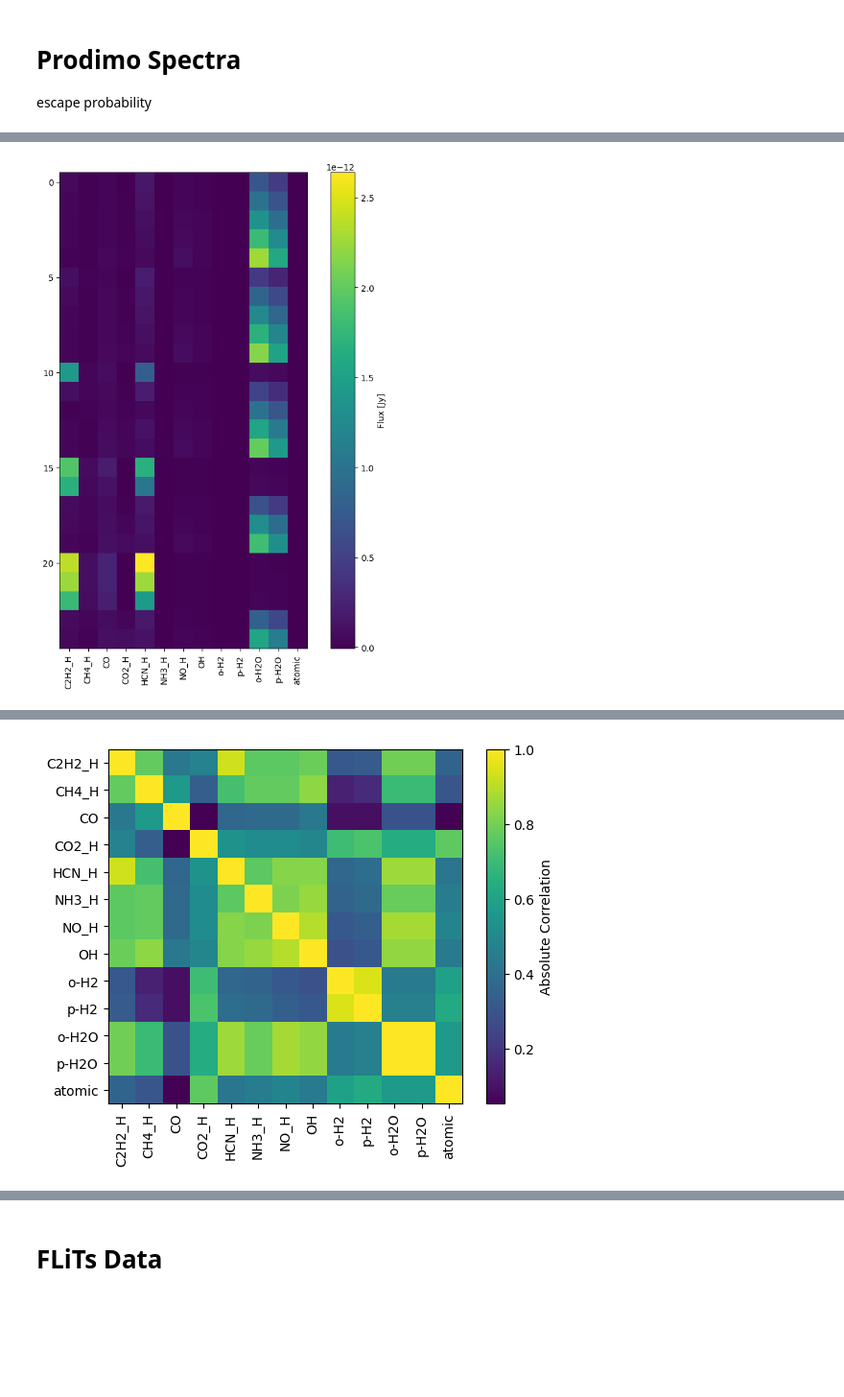
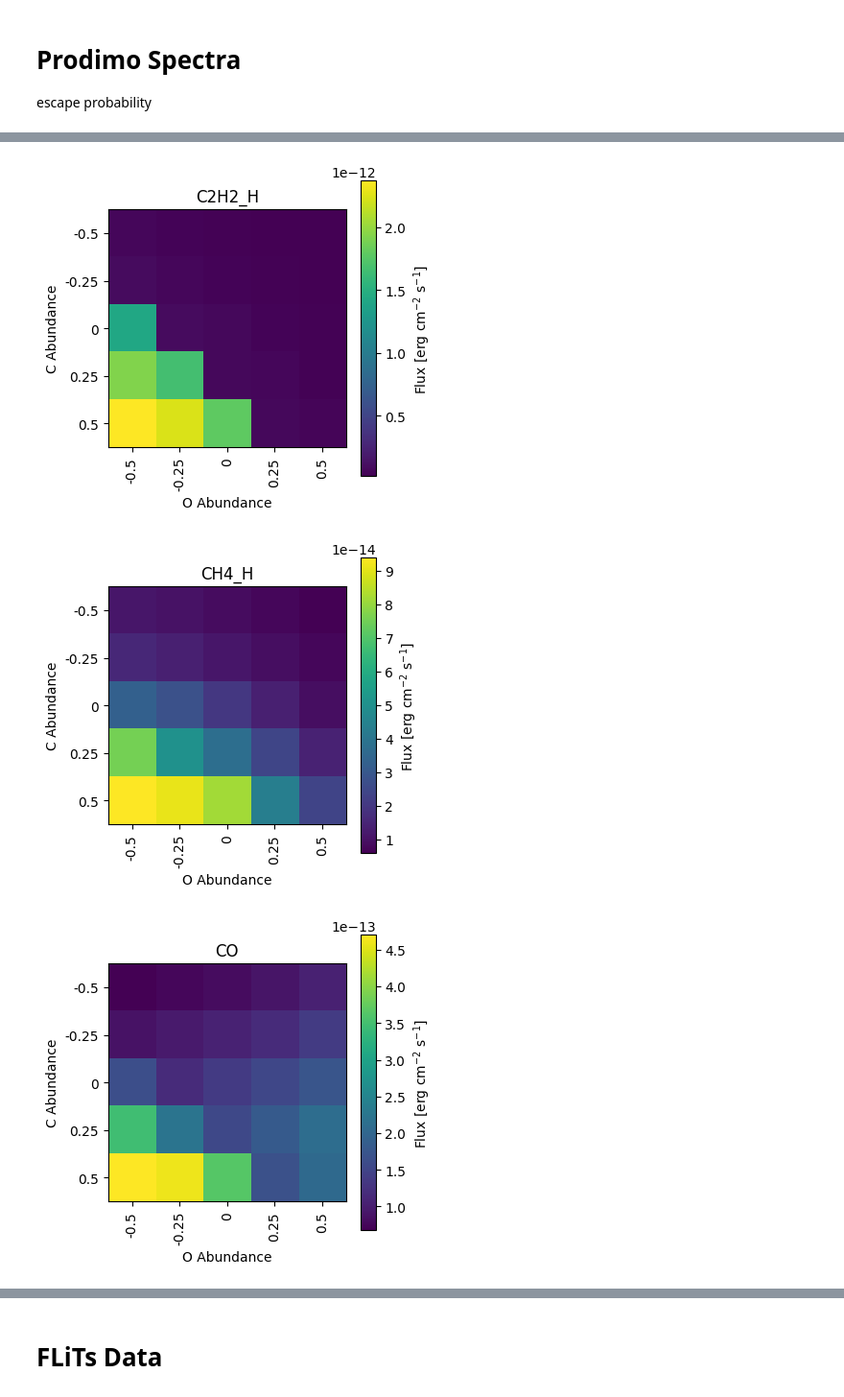
Before and after one commit to nielsklerk/BRP, a Jupyter notebook: DataAnalysis.ipynb, the cells around one changed output, grey strips where cells are left out. Shown at 96% size. Drawn from its saved outputs; the diff is of its cells as text; code cells hidden in the pictures; blank space fills up the shorter version.

```diff
--- a/DataAnalysis.ipynb
+++ b/DataAnalysis.ipynb
@@ -165,7 +182,7 @@ escape probability
 plt.close('all')
 species = ['C2H2_H', 'CH4_H', 'CO', 'CO2_H', 'HCN_H', 'NH3_H', 'NO_H', 'OH', 'o-H2', 'o-H2O', 'p-H2', 'p-H2O',
            'atomic']
-species = ['NH3_H']
+species = ['CH4_H']
 for specie in species:
-    plot_prodimo_specie(df, specie,xrange=[10, 11], yrange=[-0.01, 0.02])
+    plot_prodimo_specie(df, specie)
 # %% [output]
@@ -202,25 +219,32 @@ for specie in species:
 # %%
 plt.close('all')
 species = ['C2H2_H', 'CH4_H', 'CO', 'CO2_H', 'HCN_H', 'NH3_H', 'NO_H', 'OH', 'o-H2', 'p-H2', 'o-H2O', 'p-H2O',
            'atomic']
 data = []
 for i, row in df.iterrows():
     fluxes = []
     for specie in species:
-        fluxes.append(total_flux(row['Prodimo Wavelength'], row[f'ProDiMo {specie}']))
+        fluxes.append(total_flux(row['ProDiMo Wavelength'], row[f'ProDiMo {specie}']))
     data.append(fluxes)
 df_prodimo_flux = pd.DataFrame(data, columns=species)
-plt.figure(figsize=(10, 10))
-plt.imshow(df_prodimo_flux, cmap='viridis')
-plt.xticks(ticks=np.arange(len(species)), labels=species, rotation=90)
-plt.colorbar(label='Flux [Jy]')
-plt.show()
+for specie in species:
+    plt.figure(figsize=(4, 4))
+    plt.imshow(df_prodimo_flux[specie].values.reshape(5,5), cmap='viridis')
+    plt.title(specie)
+    plt.xticks(ticks=np.arange(5), labels=[-0.5, -0.25, 0, 0.25, 0.5], rotation=90)
+    plt.yticks(ticks=np.arange(5), labels=[-0.5, -0.25, 0, 0.25, 0.5])
+    plt.xlabel('O Abundance')
+    plt.ylabel('C Abundance')
+    plt.colorbar(label='Flux [erg cm$^{-2}$ s$^{-1}$]')
+    plt.show()
 print(df_prodimo_flux.corr(method='kendall').round(2))
 plt.imshow(abs(df_prodimo_flux.corr(method='kendall')), cmap=plt.get_cmap("viridis")) # method='kendall'
 plt.xticks(ticks=np.arange(len(species)), labels=species, rotation=90)
 plt.yticks(ticks=np.arange(len(species)), labels=species)
 plt.colorbar(label='Absolute Correlation')
 plt.show()
 # df_prodimo_flux.corr().to_csv('Prodimo_flux_correlation.csv', float_format="%.2f")
 # %% [output]
-[figure, old version]
+[figure, new version]
+[figure, new version]
+[figure, added]
@@ -244,2 +261 @@ atomic  -0.57  -0.57    1.00
-[figure, old version]
 # %%
```
Also changed, not shown: parts of 28 cells of this notebook, 8 other files.
